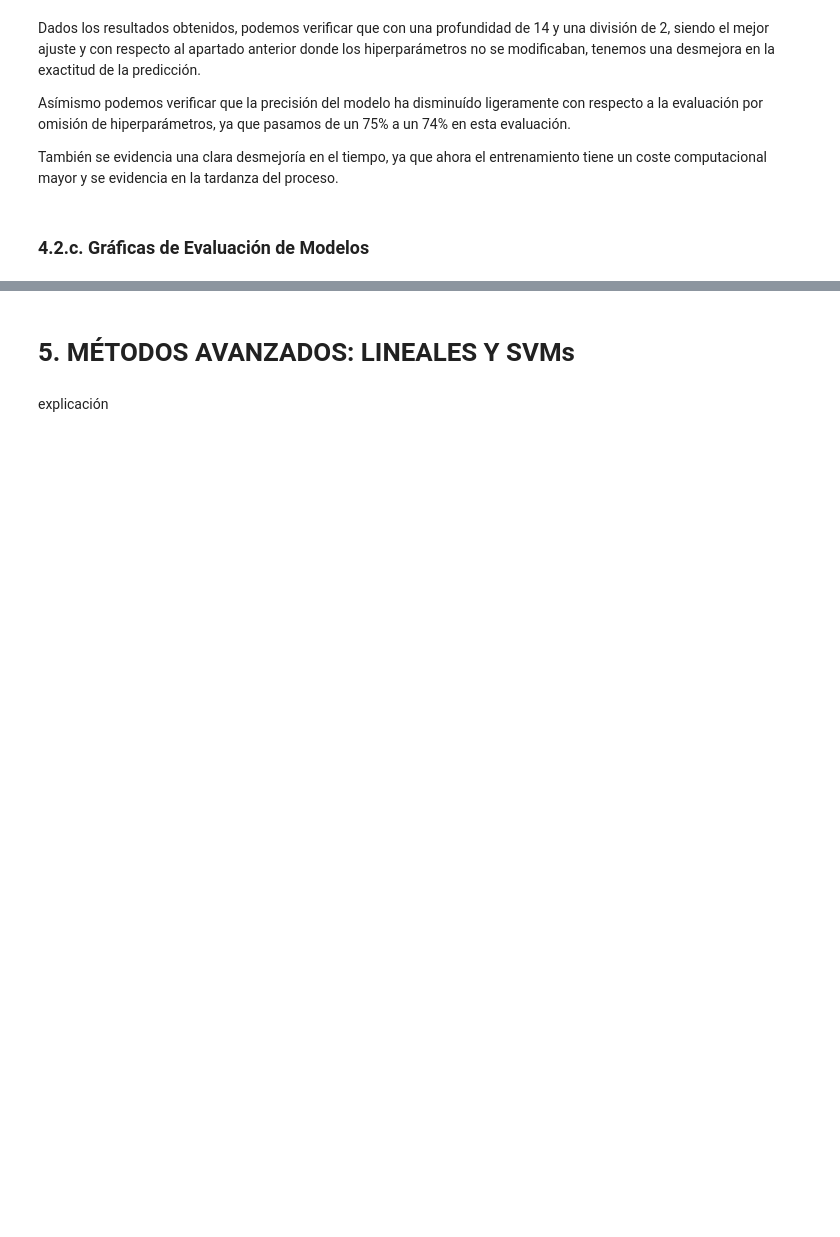
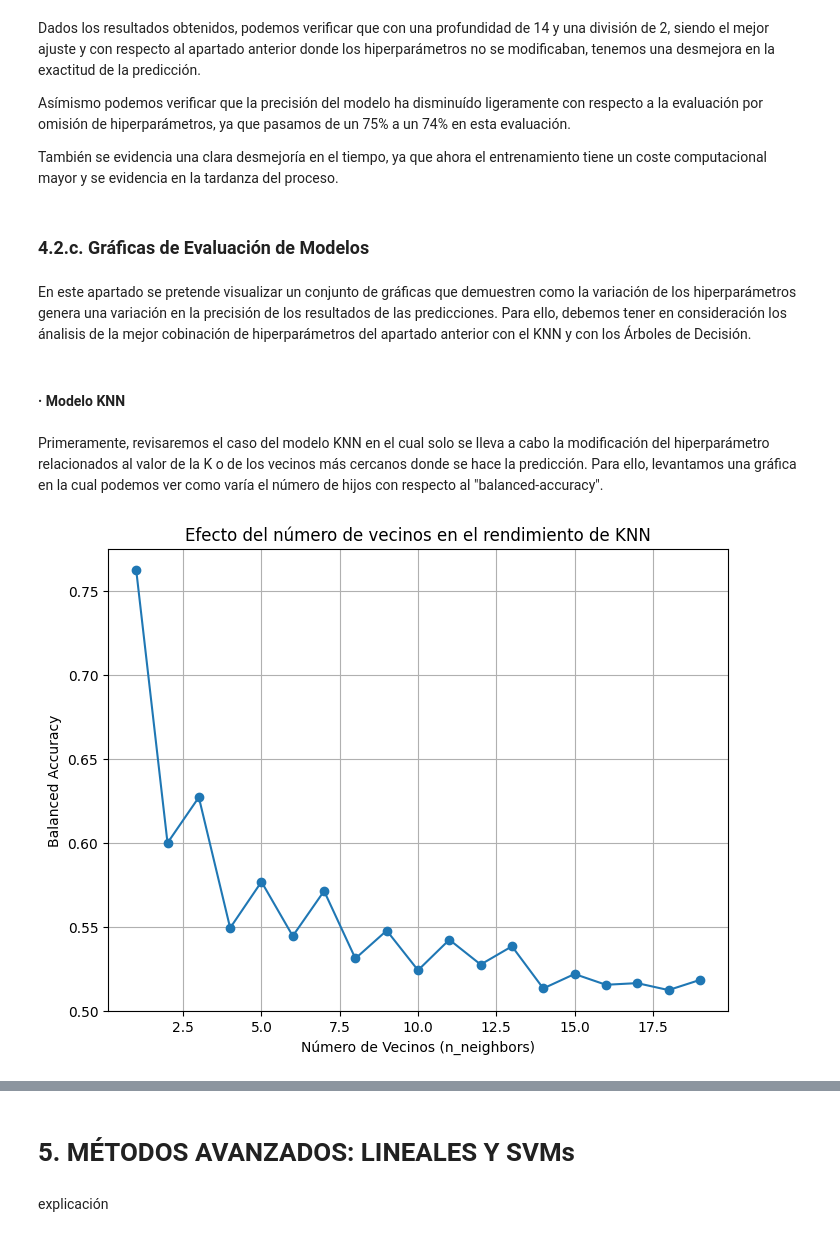
Before and after one commit to 100477706/Proyecto_Aprendizaje, a Jupyter notebook: predicciones.ipynb, the cells around one changed output, grey strips where cells are left out. Cells and saved outputs as stored; diff of their text form; code cells hidden in the pictures; blank space fills up the shorter version.

```diff
--- a/predicciones.ipynb
+++ b/predicciones.ipynb
@@ -591,3 +601,23 @@ Asímismo podemos verificar que la precisión del modelo ha disminuído ligerame
 También se evidencia una clara desmejoría en el tiempo, ya que ahora el entrenamiento tiene un coste computacional mayor y se evidencia en la tardanza del proceso.
 # %% [markdown]
 ### **4.2.c. Gráficas de Evaluación de Modelos**
+# %% [markdown]
+En este apartado se pretende visualizar un conjunto de gráficas que demuestren como la variación de los hiperparámetros genera una variación en la precisión de los resultados de las predicciones. Para ello, debemos tener en consideración los ánalisis de la mejor cobinación de hiperparámetros del apartado anterior con el KNN y con los Árboles de Decisión.
+# %% [markdown]
+#### **· Modelo KNN**
+# %% [markdown]
+Primeramente, revisaremos el caso del modelo KNN en el cual solo se lleva a cabo la modificación del hiperparámetro relacionados al valor de la K o de los vecinos más cercanos donde se hace la predicción. Para ello, levantamos una gráfica en la cual podemos ver como varía el número de hijos con respecto al "balanced-accuracy".
+# %%
+# Extraemos los resultados del grid search
+results = gs_knn.cv_results_
+
+# Hacemos el plot
+plt.figure(figsize=(8,6))
+plt.plot(results['param_knn__n_neighbors'], results['mean_test_score'], marker='o')
+plt.xlabel('Número de Vecinos (n_neighbors)')
+plt.ylabel('Balanced Accuracy')
+plt.title('Efecto del número de vecinos en el rendimiento de KNN')
+plt.grid(True)
+plt.show()
+# %% [output]
+[figure, added]
```
Also changed, not shown: parts of 22 cells of this notebook.
